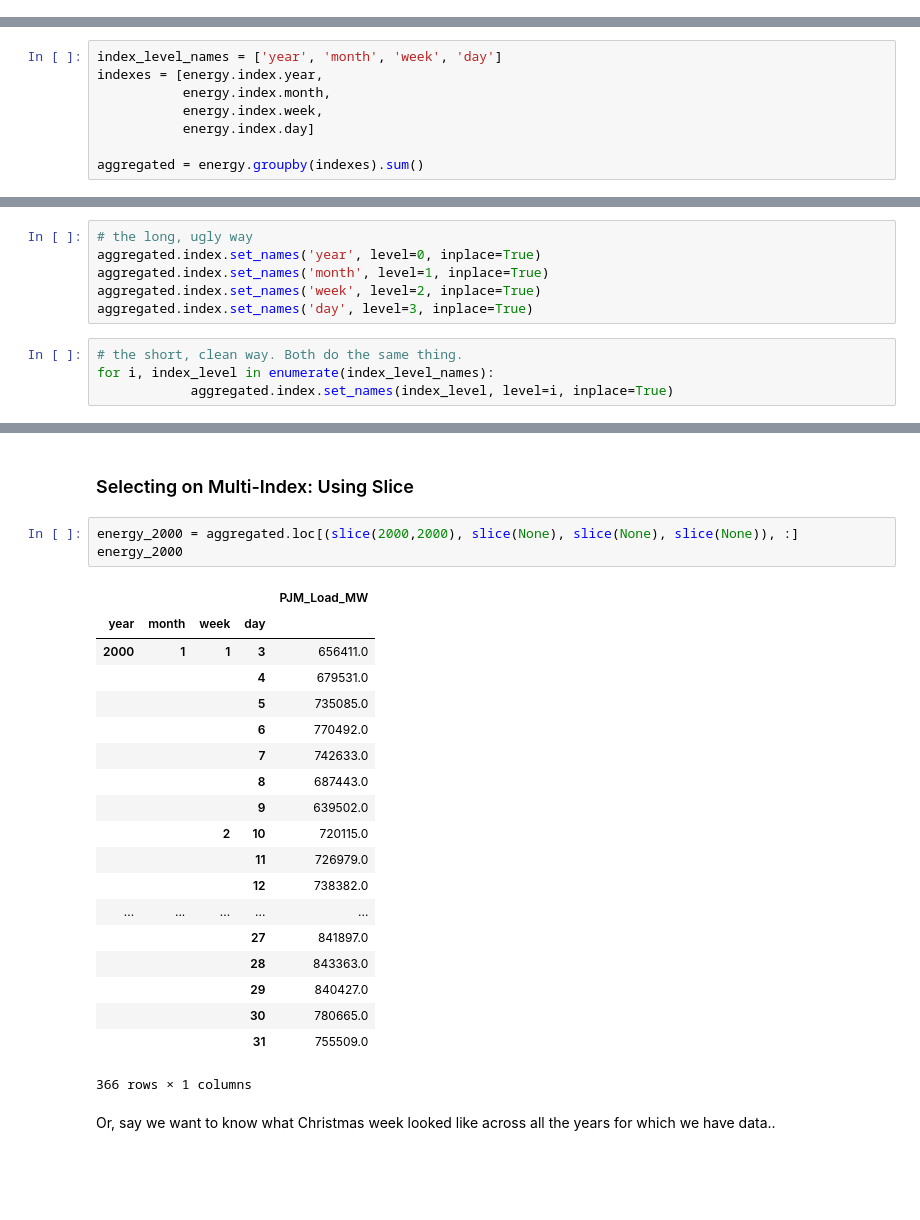
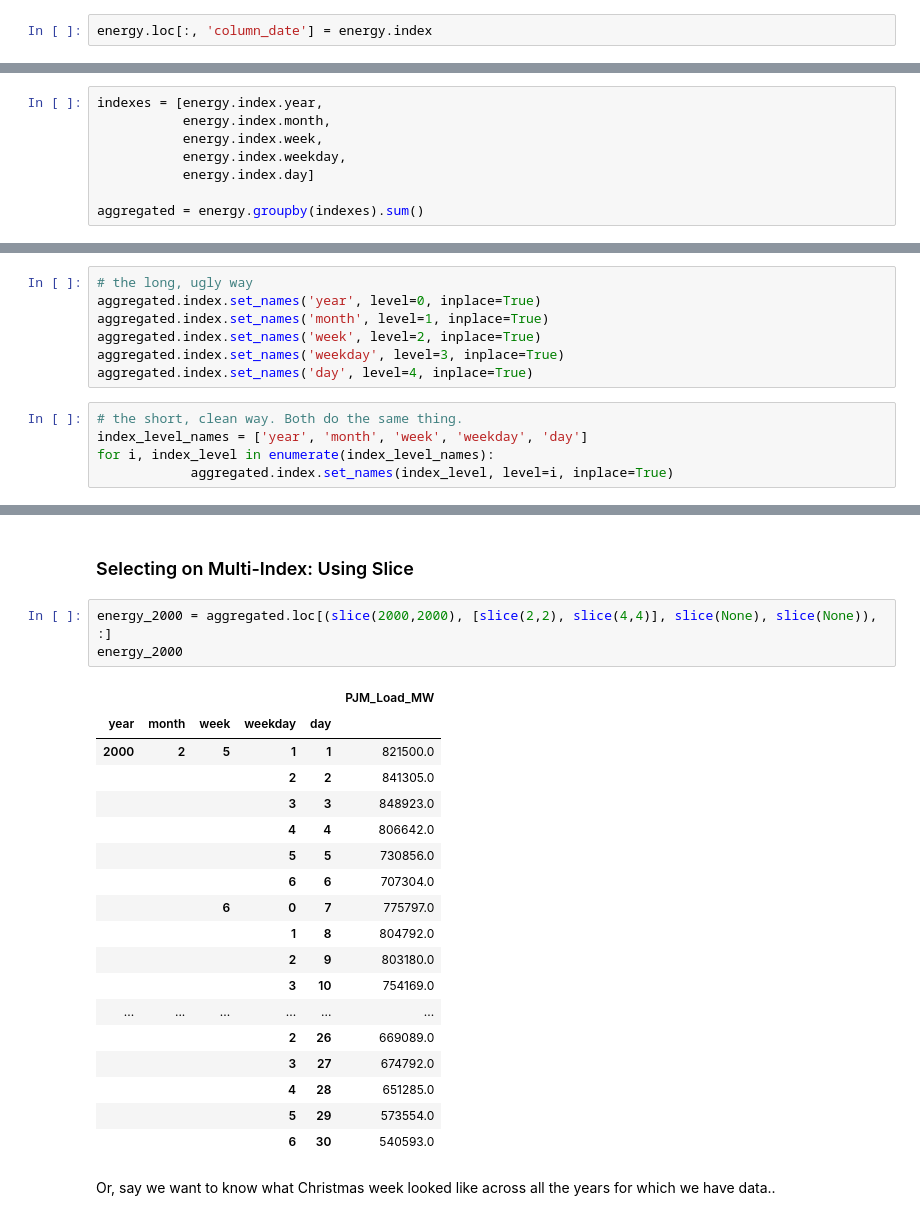
Before and after one commit to rachelkberryman/DSR_Pandas, a Jupyter notebook: 2. Summarizing, Aggregating and Grouping.ipynb, the cells around one changed output, grey strips where cells are left out. Saved outputs shown, nothing was run; the diff lists cells and outputs as text; blank space fills up the shorter version.

```diff
--- a/2. Summarizing, Aggregating and Grouping.ipynb
+++ b/2. Summarizing, Aggregating and Grouping.ipynb
@@ -405,0 +607,2 @@ We can use .dot notation with conditionals to select on specific parts of the da
+# %%
+energy.loc[:, 'column_date'] = energy.index
@@ -478,10 +699,10 @@ daily_energy.head()
 Using groupby with a pandas DateTimeIndex can be extremely useful and powerful.
 Let's look at how this can work.
 # %%
-index_level_names = ['year', 'month', 'week', 'day']
 indexes = [energy.index.year,
            energy.index.month,
            energy.index.week,
+           energy.index.weekday,
            energy.index.day]
 
 aggregated = energy.groupby(indexes).sum()
@@ -502,9 +723,11 @@ The index level names are not particularly helpful here. We can change them.
 aggregated.index.set_names('year', level=0, inplace=True)
 aggregated.index.set_names('month', level=1, inplace=True)
 aggregated.index.set_names('week', level=2, inplace=True)
-aggregated.index.set_names('day', level=3, inplace=True)
+aggregated.index.set_names('weekday', level=3, inplace=True)
+aggregated.index.set_names('day', level=4, inplace=True)
 # %%
 # the short, clean way. Both do the same thing.
+index_level_names = ['year', 'month', 'week', 'weekday', 'day']
 for i, index_level in enumerate(index_level_names):
             aggregated.index.set_names(index_level, level=i, inplace=True)
 # %%
@@ -520,28 +754,27 @@ aggregated.head()
 # %% [markdown]
 ### Selecting on Multi-Index: Using Slice
 # %%
-energy_2000 = aggregated.loc[(slice(2000,2000), slice(None), slice(None), slice(None)), :]
+energy_2000 = aggregated.loc[(slice(2000,2000), [slice(2,2), slice(4,4)], slice(None), slice(None)), :]
 energy_2000
 # %% [output]
-|  |  |  |  | PJM_Load_MW |
-| year | month | week | day |  |
-| 2000 | 1 | 1 | 3 | 656411.0 |
-|  |  |  | 4 | 679531.0 |
-|  |  |  | 5 | 735085.0 |
-|  |  |  | 6 | 770492.0 |
-|  |  |  | 7 | 742633.0 |
-|  |  |  | 8 | 687443.0 |
-|  |  |  | 9 | 639502.0 |
-|  |  | 2 | 10 | 720115.0 |
-|  |  |  | 11 | 726979.0 |
-|  |  |  | 12 | 738382.0 |
-| ... | ... | ... | ... | ... |
-|  |  |  | 27 | 841897.0 |
-|  |  |  | 28 | 843363.0 |
-|  |  |  | 29 | 840427.0 |
-|  |  |  | 30 | 780665.0 |
-|  |  |  | 31 | 755509.0 |
+|  |  |  |  |  | PJM_Load_MW |
+| year | month | week | weekday | day |  |
+| 2000 | 2 | 5 | 1 | 1 | 821500.0 |
+|  |  |  | 2 | 2 | 841305.0 |
+|  |  |  | 3 | 3 | 848923.0 |
+|  |  |  | 4 | 4 | 806642.0 |
+|  |  |  | 5 | 5 | 730856.0 |
+|  |  |  | 6 | 6 | 707304.0 |
+|  |  | 6 | 0 | 7 | 775797.0 |
+|  |  |  | 1 | 8 | 804792.0 |
+|  |  |  | 2 | 9 | 803180.0 |
+|  |  |  | 3 | 10 | 754169.0 |
+| ... | ... | ... | ... | ... | ... |
+|  |  |  | 2 | 26 | 669089.0 |
+|  |  |  | 3 | 27 | 674792.0 |
+|  |  |  | 4 | 28 | 651285.0 |
+|  |  |  | 5 | 29 | 573554.0 |
+|  |  |  | 6 | 30 | 540593.0 |
-366 rows × 1 columns
 # %% [markdown]
 Or, say we want to know what Christmas week looked like across all the years for which we have data..
 # %%
```
Also changed, not shown: parts of 60 cells of this notebook, 4 other files.
